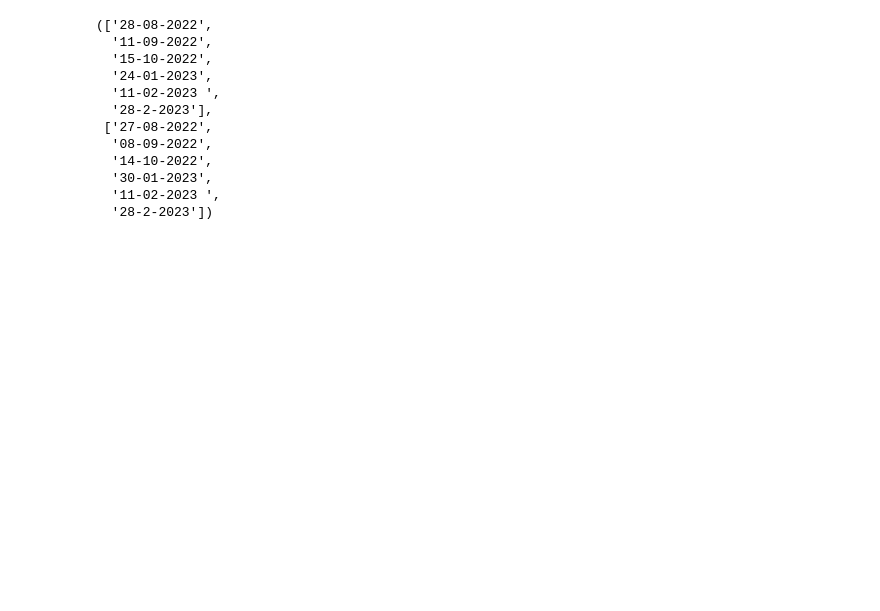
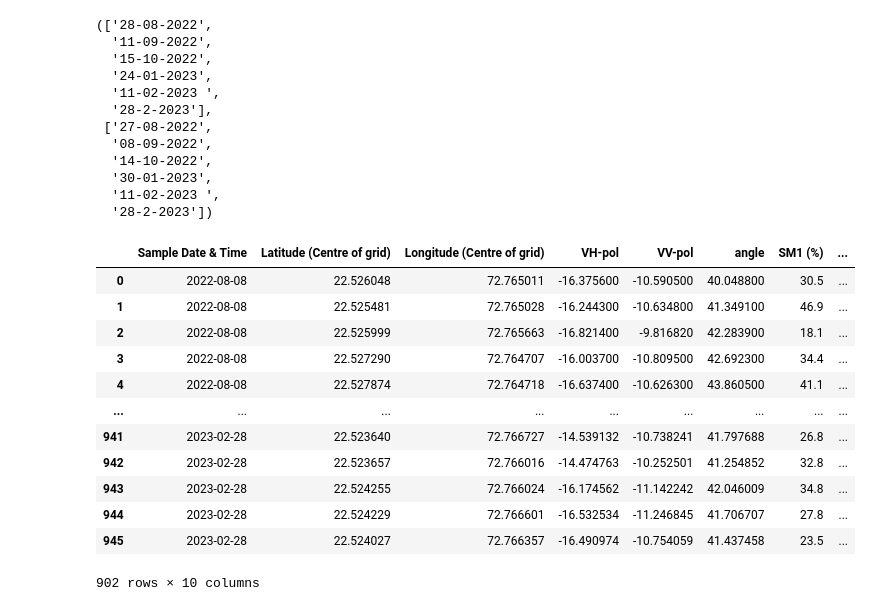
Before and after one commit to kshipra-jadav/major-2-experiments, a Jupyter notebook: code/classical_ml_new.ipynb, the cells around one changed output. Saved outputs shown, nothing was run; the diff lists cells and outputs as text; code cells hidden in the pictures; blank space fills up the shorter version.

```diff
--- a/code/classical_ml_new.ipynb
+++ b/code/classical_ml_new.ipynb
@@ -533,3 +533,19 @@ eos.sheet_names, sentinel.sheet_names
   '30-01-2023',
   '11-02-2023 ',
   '28-2-2023'])
+# %%
+sentinel_combined
+# %% [output]
+|  | Sample Date & Time | Latitude (Centre of grid) | Longitude (Centre of grid) | VH-pol | VV-pol | angle | SM1 (%) | ... |
+| 0 | 2022-08-08 | 22.526048 | 72.765011 | -16.375600 | -10.590500 | 40.048800 | 30.5 | ... |
+| 1 | 2022-08-08 | 22.525481 | 72.765028 | -16.244300 | -10.634800 | 41.349100 | 46.9 | ... |
+| 2 | 2022-08-08 | 22.525999 | 72.765663 | -16.821400 | -9.816820 | 42.283900 | 18.1 | ... |
+| 3 | 2022-08-08 | 22.527290 | 72.764707 | -16.003700 | -10.809500 | 42.692300 | 34.4 | ... |
+| 4 | 2022-08-08 | 22.527874 | 72.764718 | -16.637400 | -10.626300 | 43.860500 | 41.1 | ... |
+| ... | ... | ... | ... | ... | ... | ... | ... | ... |
+| 941 | 2023-02-28 | 22.523640 | 72.766727 | -14.539132 | -10.738241 | 41.797688 | 26.8 | ... |
+| 942 | 2023-02-28 | 22.523657 | 72.766016 | -14.474763 | -10.252501 | 41.254852 | 32.8 | ... |
+| 943 | 2023-02-28 | 22.524255 | 72.766024 | -16.174562 | -11.142242 | 42.046009 | 34.8 | ... |
+| 944 | 2023-02-28 | 22.524229 | 72.766601 | -16.532534 | -11.246845 | 41.706707 | 27.8 | ... |
+| 945 | 2023-02-28 | 22.524027 | 72.766357 | -16.490974 | -10.754059 | 41.437458 | 23.5 | ... |
+902 rows × 10 columns
```
Also changed, not shown: parts of 5 cells of this notebook.
